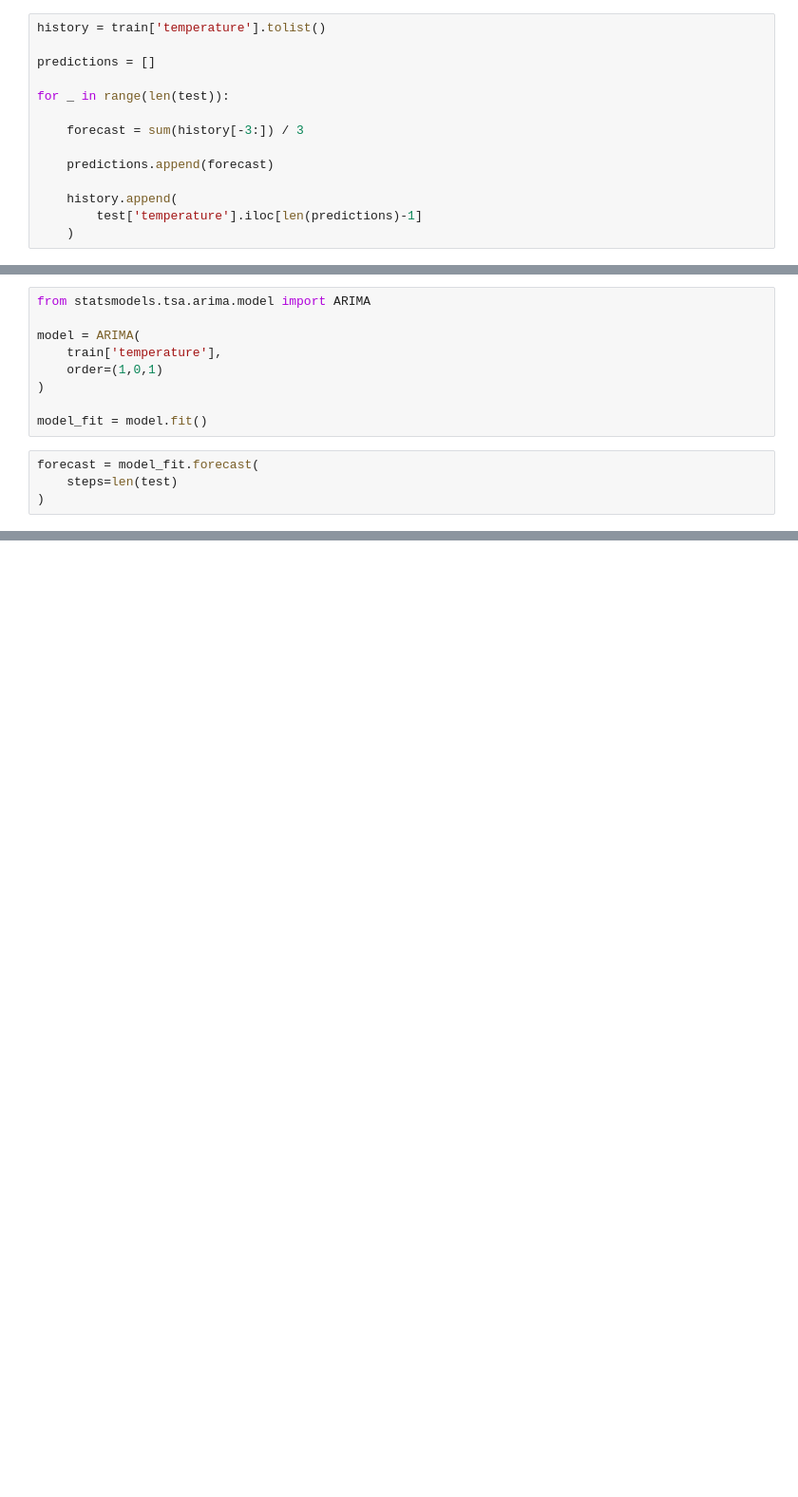
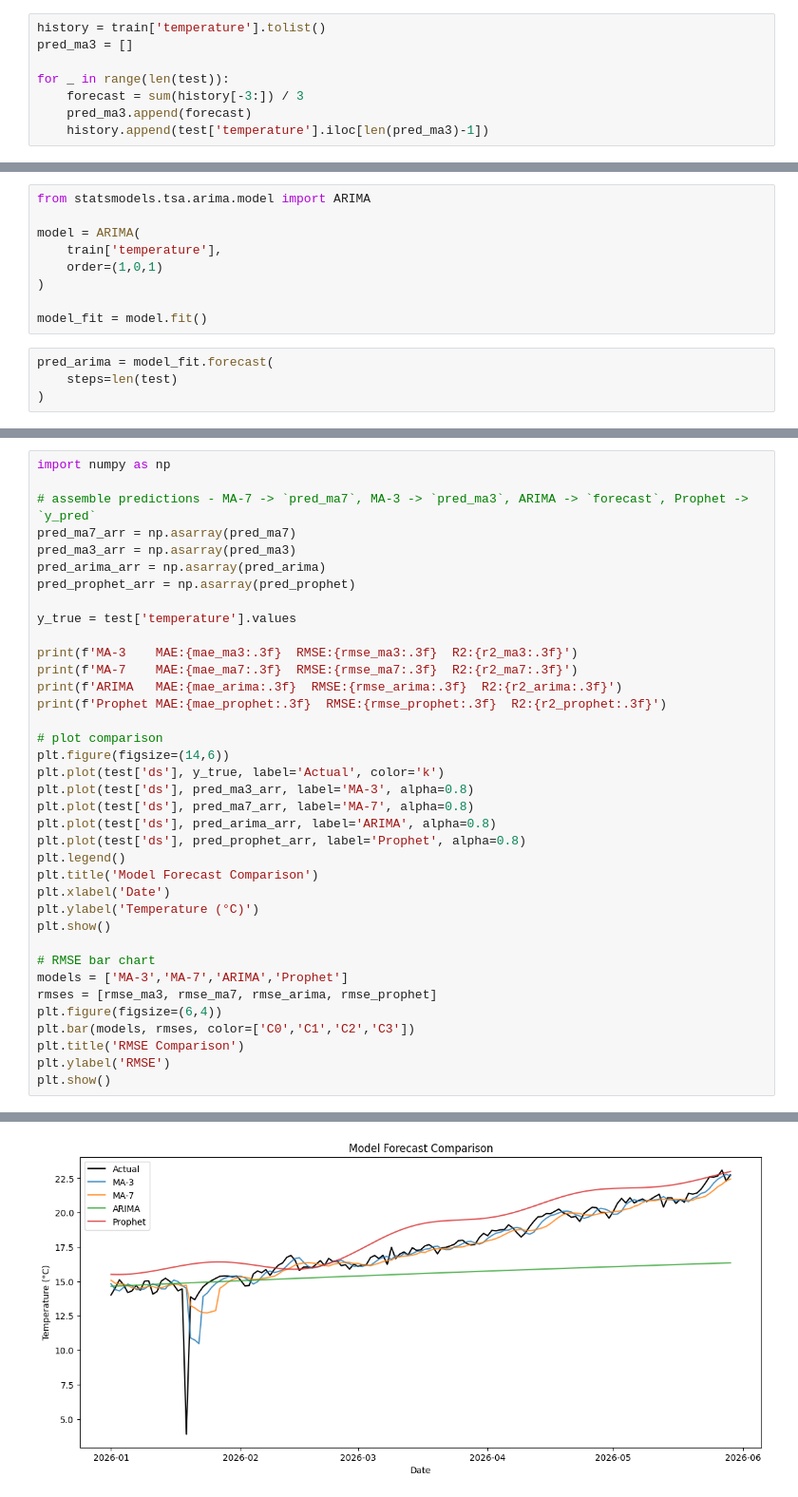
Before and after one commit to kgulbarg/Global-Weather-Forecasting, a Jupyter notebook: global_weather_5_modelling.ipynb, the cells around one changed output, grey strips where cells are left out. Shown at 95% size. Cells and saved outputs as stored; diff of their text form; blank space fills up the shorter version.

Commit message:
Comparison of time series models

```diff
--- a/global_weather_5_modelling.ipynb
+++ b/global_weather_5_modelling.ipynb
@@ -127,15 +102,9 @@ plt.show()
 # %%
 history = train['temperature'].tolist()
-
-predictions = []
+pred_ma3 = []
 
 for _ in range(len(test)):
-
     forecast = sum(history[-3:]) / 3
-
-    predictions.append(forecast)
-
-    history.append(
-        test['temperature'].iloc[len(predictions)-1]
-    )
+    pred_ma3.append(forecast)
+    history.append(test['temperature'].iloc[len(pred_ma3)-1])
 # %%
@@ -220,7 +156,7 @@ model = ARIMA(
 
 model_fit = model.fit()
 # %%
-forecast = model_fit.forecast(
+pred_arima = model_fit.forecast(
     steps=len(test)
 )
 # %%
@@ -348,0 +265,38 @@ plt.show()
+# %%
+import numpy as np
+
+# assemble predictions - MA-7 -> `pred_ma7`, MA-3 -> `pred_ma3`, ARIMA -> `forecast`, Prophet -> `y_pred`
+pred_ma7_arr = np.asarray(pred_ma7)
+pred_ma3_arr = np.asarray(pred_ma3)
+pred_arima_arr = np.asarray(pred_arima)
+pred_prophet_arr = np.asarray(pred_prophet)
+
+y_true = test['temperature'].values
+
+print(f'MA-3    MAE:{mae_ma3:.3f}  RMSE:{rmse_ma3:.3f}  R2:{r2_ma3:.3f}')
+print(f'MA-7    MAE:{mae_ma7:.3f}  RMSE:{rmse_ma7:.3f}  R2:{r2_ma7:.3f}')
+print(f'ARIMA   MAE:{mae_arima:.3f}  RMSE:{rmse_arima:.3f}  R2:{r2_arima:.3f}')
+print(f'Prophet MAE:{mae_prophet:.3f}  RMSE:{rmse_prophet:.3f}  R2:{r2_prophet:.3f}')
+
+# plot comparison
+plt.figure(figsize=(14,6))
+plt.plot(test['ds'], y_true, label='Actual', color='k')
+plt.plot(test['ds'], pred_ma3_arr, label='MA-3', alpha=0.8)
+plt.plot(test['ds'], pred_ma7_arr, label='MA-7', alpha=0.8)
+plt.plot(test['ds'], pred_arima_arr, label='ARIMA', alpha=0.8)
+plt.plot(test['ds'], pred_prophet_arr, label='Prophet', alpha=0.8)
+plt.legend()
+plt.title('Model Forecast Comparison')
+plt.xlabel('Date')
+plt.ylabel('Temperature (°C)')
+plt.show()
+
+# RMSE bar chart
+models = ['MA-3','MA-7','ARIMA','Prophet']
+rmses = [rmse_ma3, rmse_ma7, rmse_arima, rmse_prophet]
+plt.figure(figsize=(6,4))
+plt.bar(models, rmses, color=['C0','C1','C2','C3'])
+plt.title('RMSE Comparison')
+plt.ylabel('RMSE')
+plt.show()
+# %% [output]
@@ -348,0 +307 @@ plt.show()
+[figure, added]
```
Also changed, not shown: parts of 23 cells of this notebook.
